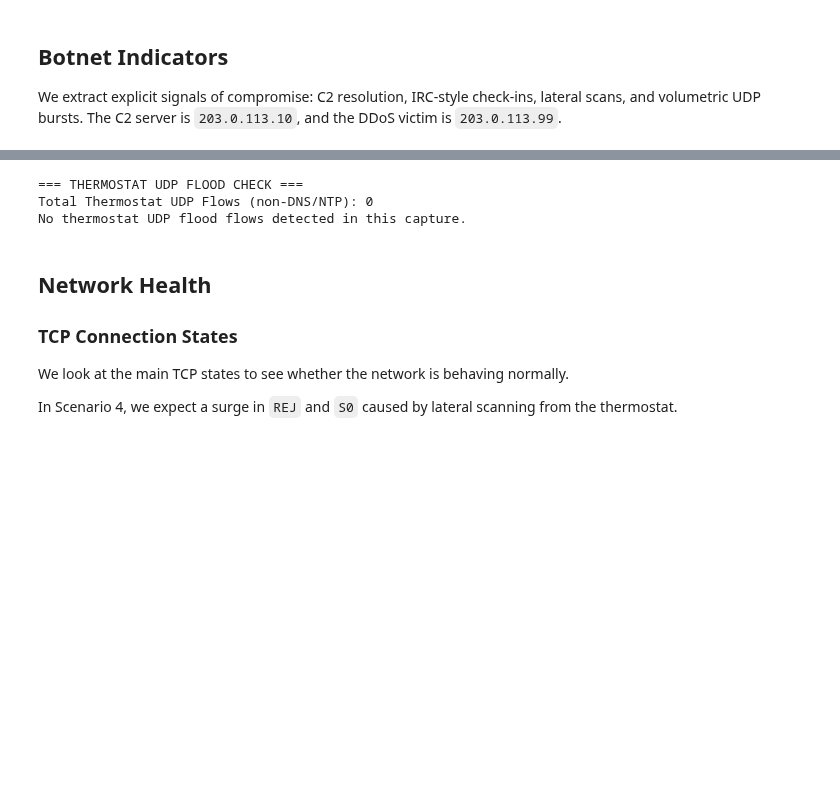
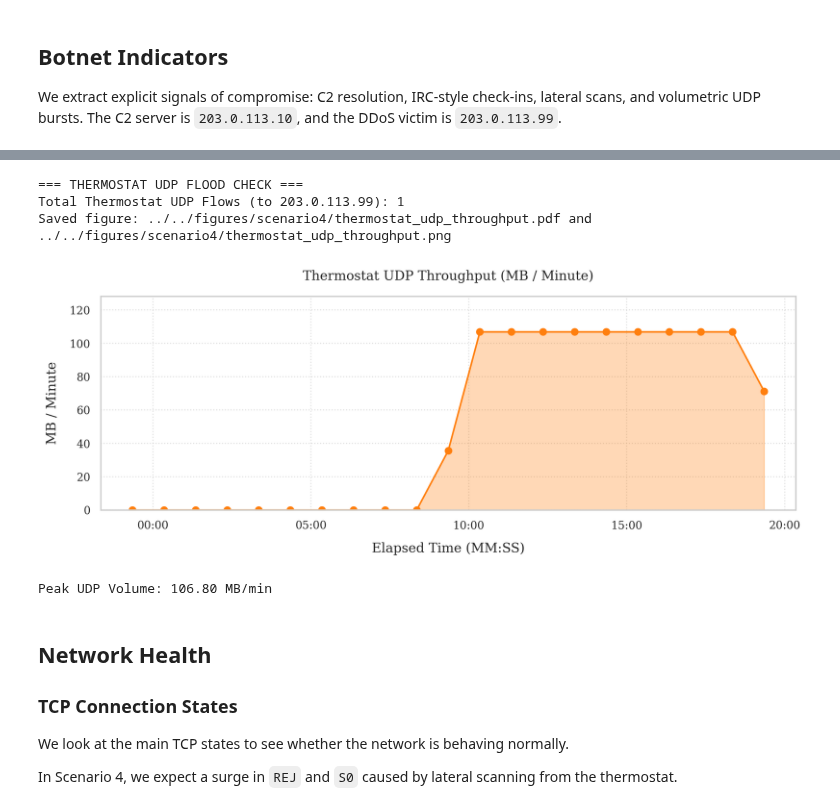
Before and after one commit to thismanera/iot_forensics_project, a Jupyter notebook: code/analysis/scenario4_analysis.ipynb, the cells around one changed output, grey strips where cells are left out. Cells and saved outputs as stored; diff of their text form; code cells hidden in the pictures; blank space fills up the shorter version.

```diff
--- a/code/analysis/scenario4_analysis.ipynb
+++ b/code/analysis/scenario4_analysis.ipynb
@@ -717,11 +730,11 @@ Saved figure: ../../figures/scenario4/lateral_scan_density.pdf and ../../figures
 therm_udp = conn_df[
     (conn_df['id.orig_h'] == '10.0.0.2') &
     (conn_df['proto'] == 'udp') &
-    (~conn_df['id.resp_p'].isin([53, 123]))
+    (conn_df['id.resp_h'] == '203.0.113.99')
 ] .copy()
 
 print("=== THERMOSTAT UDP FLOOD CHECK ===")
-print(f"Total Thermostat UDP Flows (non-DNS/NTP): {len(therm_udp)}")
+print(f"Total Thermostat UDP Flows (to 203.0.113.99): {len(therm_udp)}")
 
 if len(therm_udp) == 0:
     print("No thermostat UDP flood flows detected in this capture.")
@@ -739,35 +752,37 @@ else:
         else:
             duration_sec = float(raw_duration)
         if duration_sec <= 0:
             duration_sec = 1.0
 
         bytes_per_sec = row['orig_bytes'] / duration_sec if pd.notna(row['orig_bytes']) else 0
         flow_end = flow_start + pd.Timedelta(seconds=duration_sec)
         active_window = (timeline.index >= flow_start) & (timeline.index < flow_end)
         timeline.loc[active_window] += bytes_per_sec
 
     udp_volume_per_min = timeline.resample('1min').sum() / 1024 / 1024
     elapsed_time_index = udp_volume_per_min.index - capture_start + pd.to_datetime('1970-01-01')
 
     fig, ax = plt.subplots(figsize=(10, 4))
     ax.fill_between(elapsed_time_index, udp_volume_per_min.values, color='#ff7f0e', alpha=0.3)
     ax.plot(elapsed_time_index, udp_volume_per_min.values, color='#ff7f0e', marker='o', linestyle='-', linewidth=1.5)
     ax.set_title("Thermostat UDP Throughput (MB / Minute)", pad=15)
     ax.set_xlabel("Elapsed Time (MM:SS)", labelpad=10)
     ax.set_ylabel("MB / Minute", labelpad=10)
     ax.xaxis.set_major_formatter(plt.matplotlib.dates.DateFormatter('%M:%S'))
     ax.grid(True, linestyle=':', alpha=0.6)
     ax.set_ylim(bottom=0, top=max(1, udp_volume_per_min.max() * 1.2))
 
     plt.tight_layout()
     save_figure(fig, "thermostat_udp_throughput")
     plt.show()
 
     print(f"Peak UDP Volume: {udp_volume_per_min.max():.2f} MB/min")
 # %% [output]
 === THERMOSTAT UDP FLOOD CHECK ===
-Total Thermostat UDP Flows (non-DNS/NTP): 0
-No thermostat UDP flood flows detected in this capture.
+Total Thermostat UDP Flows (to 203.0.113.99): 1
+Saved figure: ../../figures/scenario4/thermostat_udp_throughput.pdf and ../../figures/scenario4/thermostat_udp_throughput.png
+[figure, added]
+Peak UDP Volume: 106.80 MB/min
 # %% [markdown]
 ## Network Health
 
```
Also changed, not shown: parts of 14 cells of this notebook, 2 other files.
